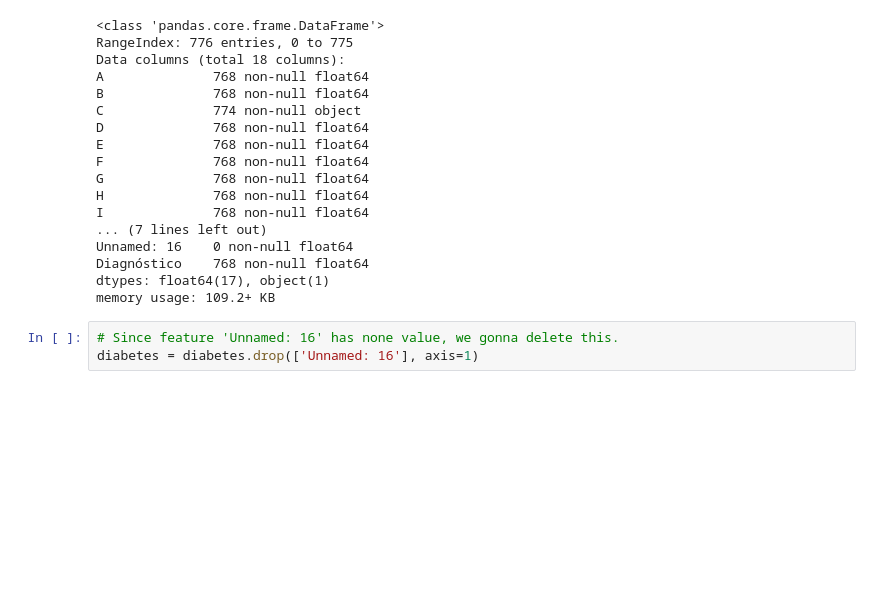
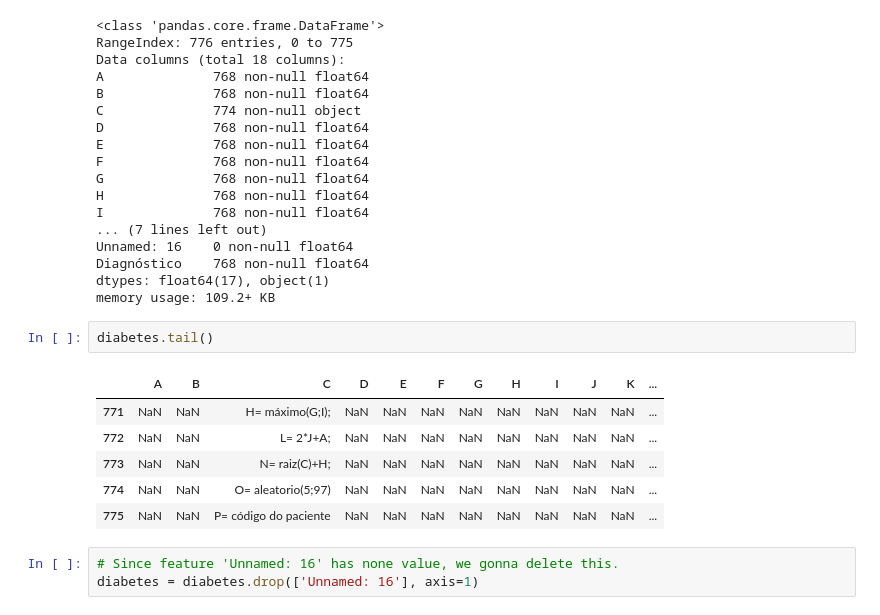
Before and after one commit to carvalheirafc/deep_learning_stuff, a Jupyter notebook: diabetes/statistical_analysis/diabetes_analysis.ipynb, the cells around one changed output. Cells and saved outputs as stored; diff of their text form; blank space fills up the shorter version.

```diff
--- a/diabetes/statistical_analysis/diabetes_analysis.ipynb
+++ b/diabetes/statistical_analysis/diabetes_analysis.ipynb
@@ -27,6 +27,15 @@ Unnamed: 16    0 non-null float64
 Diagnóstico    768 non-null float64
 dtypes: float64(17), object(1)
 memory usage: 109.2+ KB
+# %%
+diabetes.tail()
+# %% [output]
+|  | A | B | C | D | E | F | G | H | I | J | K | ... |
+| 771 | NaN | NaN | H= máximo(G;I); | NaN | NaN | NaN | NaN | NaN | NaN | NaN | NaN | ... |
+| 772 | NaN | NaN | L= 2*J+A; | NaN | NaN | NaN | NaN | NaN | NaN | NaN | NaN | ... |
+| 773 | NaN | NaN | N= raiz(C)+H; | NaN | NaN | NaN | NaN | NaN | NaN | NaN | NaN | ... |
+| 774 | NaN | NaN | O= aleatorio(5;97) | NaN | NaN | NaN | NaN | NaN | NaN | NaN | NaN | ... |
+| 775 | NaN | NaN | P= código do paciente | NaN | NaN | NaN | NaN | NaN | NaN | NaN | NaN | ... |
 # %%
 # Since feature 'Unnamed: 16' has none value, we gonna delete this.
 diabetes = diabetes.drop(['Unnamed: 16'], axis=1)
```
Also changed, not shown: parts of 4 cells of this notebook.
